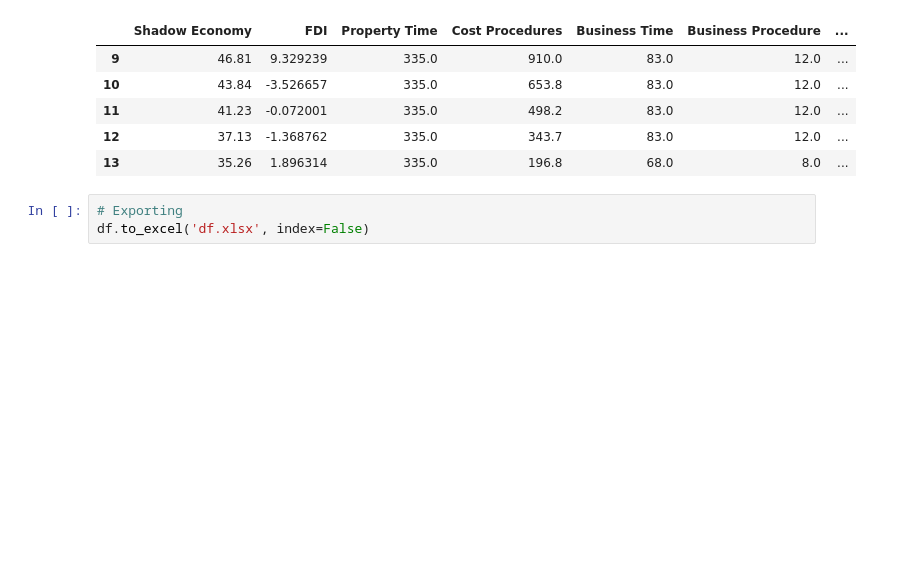
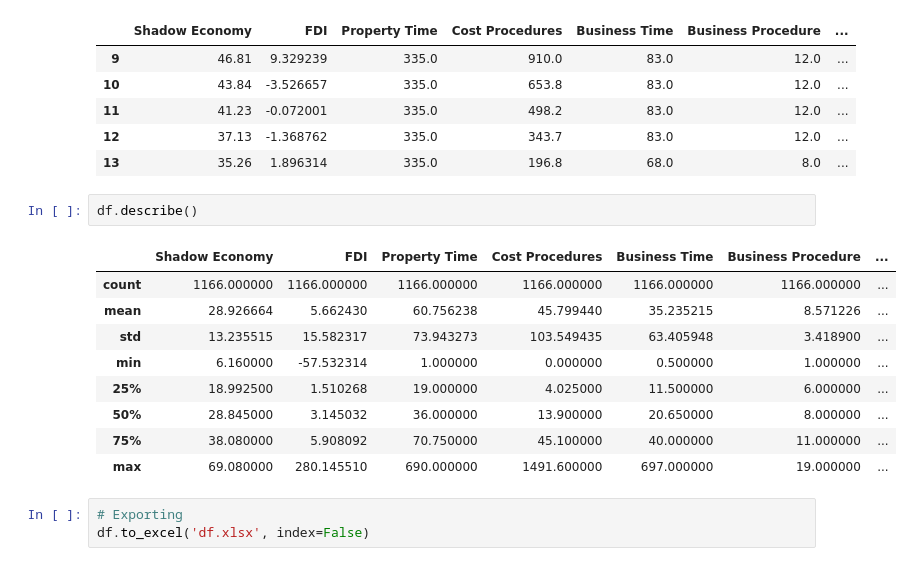
Before and after one commit to joaosilvafelix19/pred_se_ml, a Jupyter notebook: regressions_MAPE.ipynb, the cells around one changed output. Cells and saved outputs as stored; diff of their text form; blank space fills up the shorter version.

```diff
--- a/regressions_MAPE.ipynb
+++ b/regressions_MAPE.ipynb
@@ -211,6 +211,18 @@ df.head()
 | 11 | 41.23 | -0.072001 | 335.0 | 498.2 | 83.0 | 12.0 | ... |
 | 12 | 37.13 | -1.368762 | 335.0 | 343.7 | 83.0 | 12.0 | ... |
 | 13 | 35.26 | 1.896314 | 335.0 | 196.8 | 68.0 | 8.0 | ... |
+# %%
+df.describe()
+# %% [output]
+|  | Shadow Economy | FDI | Property Time | Cost Procedures | Business Time | Business Procedure | ... |
+| count | 1166.000000 | 1166.000000 | 1166.000000 | 1166.000000 | 1166.000000 | 1166.000000 | ... |
+| mean | 28.926664 | 5.662430 | 60.756238 | 45.799440 | 35.235215 | 8.571226 | ... |
+| std | 13.235515 | 15.582317 | 73.943273 | 103.549435 | 63.405948 | 3.418900 | ... |
+| min | 6.160000 | -57.532314 | 1.000000 | 0.000000 | 0.500000 | 1.000000 | ... |
+| 25% | 18.992500 | 1.510268 | 19.000000 | 4.025000 | 11.500000 | 6.000000 | ... |
+| 50% | 28.845000 | 3.145032 | 36.000000 | 13.900000 | 20.650000 | 8.000000 | ... |
+| 75% | 38.080000 | 5.908092 | 70.750000 | 45.100000 | 40.000000 | 11.000000 | ... |
+| max | 69.080000 | 280.145510 | 690.000000 | 1491.600000 | 697.000000 | 19.000000 | ... |
 # %%
 # Exporting
 df.to_excel('df.xlsx', index=False)
```
